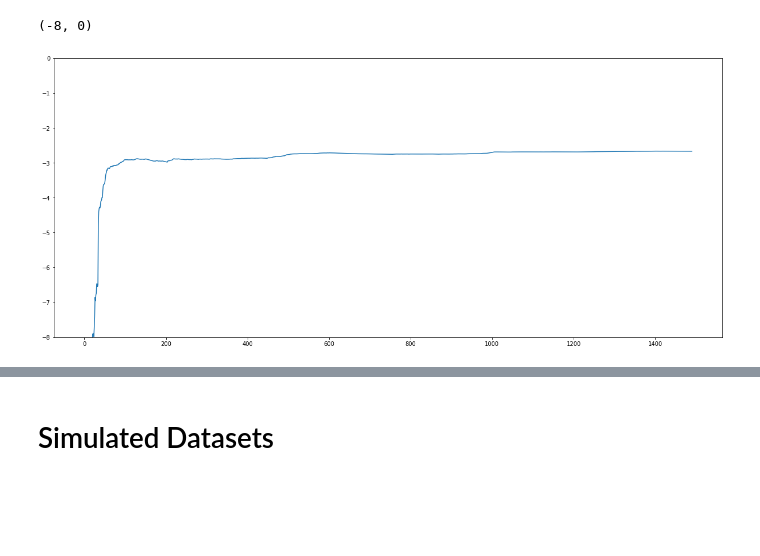
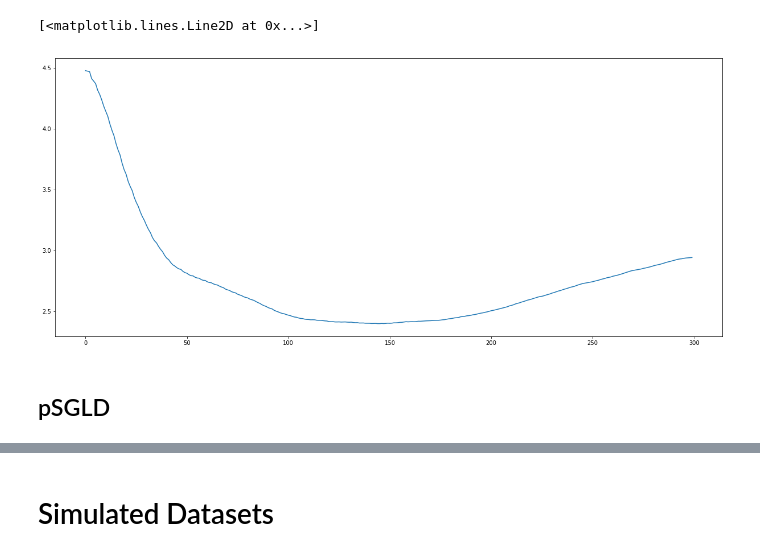
Before and after one commit to GitM0j0/KSGFS, a Jupyter notebook: regression.ipynb, the cells around one changed output, grey strips where cells are left out. Drawn from its saved outputs; the diff is of its cells as text; code cells hidden in the pictures; blank space fills up the shorter version.

```diff
--- a/regression.ipynb
+++ b/regression.ipynb
@@ -305,7 +299,8 @@ tensor(-2.6695)
 # %%
 plt.figure(figsize=(21,9))
-plt.plot(range(1491),log_lik_sgld)
-plt.ylim(-8,0)
+plt.plot(range(300),test_rmse)
 # %% [output]
-(-8, 0)
+[<matplotlib.lines.Line2D at 0x...>]
-[figure, old version]
+[figure, new version]
+# %% [markdown]
+## pSGLD
```
Also changed, not shown: parts of 36 cells of this notebook, 5 other files.
